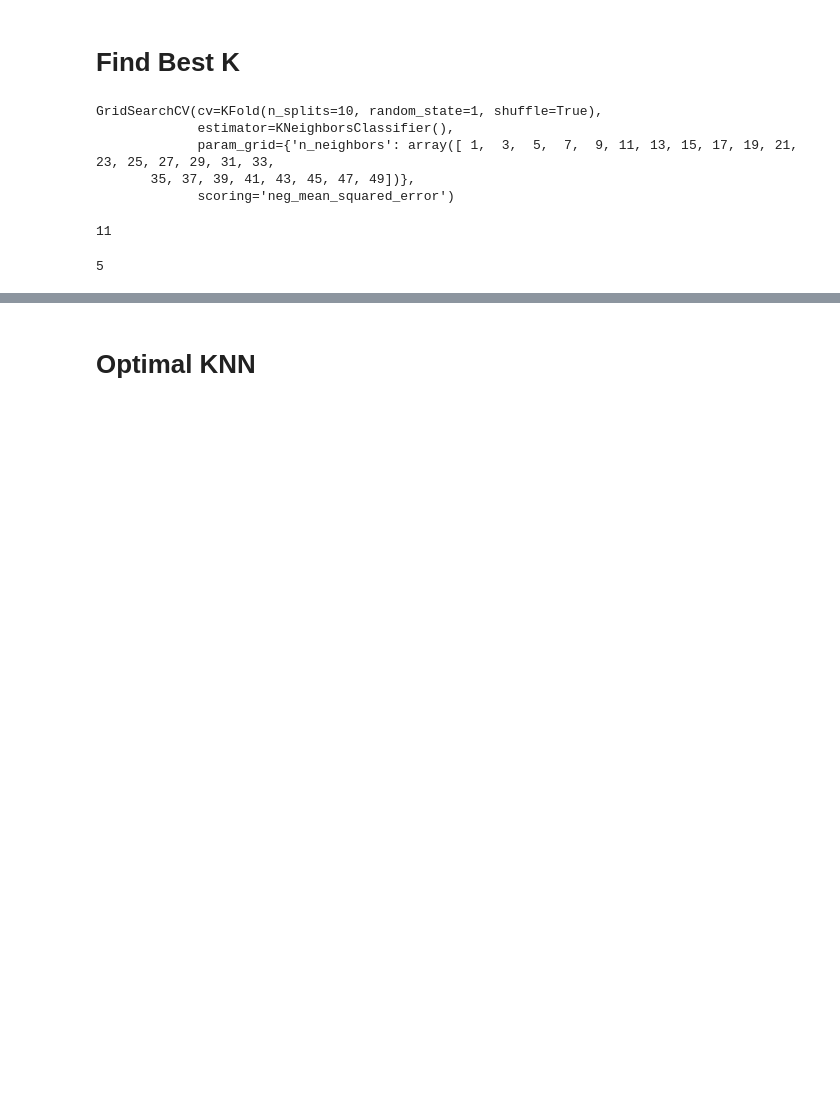
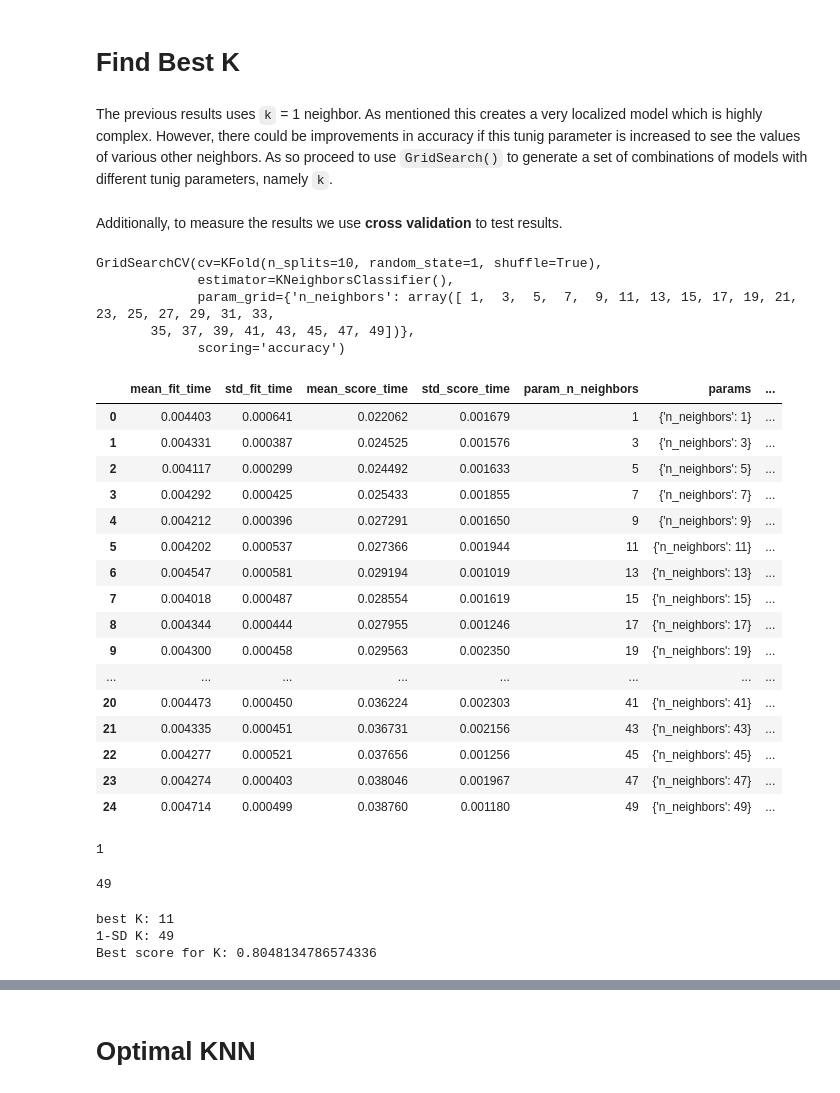
Before and after one commit to LuciaCam/ML_kaggle_competition, a Jupyter notebook: FINAL_k_nearest_neighbors.ipynb, the cells around one changed output, grey strips where cells are left out. Saved outputs shown, nothing was run; the diff lists cells and outputs as text; code cells hidden in the pictures; blank space fills up the shorter version.

```diff
--- a/FINAL_k_nearest_neighbors.ipynb
+++ b/FINAL_k_nearest_neighbors.ipynb
@@ -60,3 +80,7 @@ rmse
 # %% [markdown]
 # Find Best K
+# %% [markdown]
+The previous results uses `k` = 1 neighbor. As mentioned this creates a very localized model which is highly complex. However, there could be improvements in accuracy if this tunig parameter is increased to see the values of various other neighbors. As so proceed to use `GridSearch()` to generate a set of combinations of models with different tunig parameters, namely `k`.
+# %% [markdown]
+Additionally, to measure the results we use **cross validation** to test results.
 # %%
@@ -66,6 +94,7 @@ knn_best = KNeighborsClassifier()
 hyper_parameters = {"n_neighbors" : np.arange(1, 50, 2)}
 # %%
-knnCV = GridSearchCV(estimator=knn_best, param_grid=hyper_parameters, scoring="neg_mean_squared_error",
+#generate models
+knnCV = GridSearchCV(estimator=knn_best, param_grid=hyper_parameters, scoring = "accuracy",
                        cv=folds)
 knnCV.fit(X_train, y_train)
 # %% [output]
@@ -73,23 +102,62 @@ GridSearchCV(cv=KFold(n_splits=10, random_state=1, shuffle=True),
              estimator=KNeighborsClassifier(),
              param_grid={'n_neighbors': array([ 1,  3,  5,  7,  9, 11, 13, 15, 17, 19, 21, 23, 25, 27, 29, 31, 33,
        35, 37, 39, 41, 43, 45, 47, 49])},
-             scoring='neg_mean_squared_error')
+             scoring='accuracy')
+# %%
+pd.DataFrame(knnCV.cv_results_)
+# %% [output]
+|  | mean_fit_time | std_fit_time | mean_score_time | std_score_time | param_n_neighbors | params | ... |
+| 0 | 0.004403 | 0.000641 | 0.022062 | 0.001679 | 1 | {'n_neighbors': 1} | ... |
+| 1 | 0.004331 | 0.000387 | 0.024525 | 0.001576 | 3 | {'n_neighbors': 3} | ... |
+| 2 | 0.004117 | 0.000299 | 0.024492 | 0.001633 | 5 | {'n_neighbors': 5} | ... |
+| 3 | 0.004292 | 0.000425 | 0.025433 | 0.001855 | 7 | {'n_neighbors': 7} | ... |
+| 4 | 0.004212 | 0.000396 | 0.027291 | 0.001650 | 9 | {'n_neighbors': 9} | ... |
+| 5 | 0.004202 | 0.000537 | 0.027366 | 0.001944 | 11 | {'n_neighbors': 11} | ... |
+| 6 | 0.004547 | 0.000581 | 0.029194 | 0.001019 | 13 | {'n_neighbors': 13} | ... |
+| 7 | 0.004018 | 0.000487 | 0.028554 | 0.001619 | 15 | {'n_neighbors': 15} | ... |
+| 8 | 0.004344 | 0.000444 | 0.027955 | 0.001246 | 17 | {'n_neighbors': 17} | ... |
+| 9 | 0.004300 | 0.000458 | 0.029563 | 0.002350 | 19 | {'n_neighbors': 19} | ... |
+| ... | ... | ... | ... | ... | ... | ... | ... |
+| 20 | 0.004473 | 0.000450 | 0.036224 | 0.002303 | 41 | {'n_neighbors': 41} | ... |
+| 21 | 0.004335 | 0.000451 | 0.036731 | 0.002156 | 43 | {'n_neighbors': 43} | ... |
+| 22 | 0.004277 | 0.000521 | 0.037656 | 0.001256 | 45 | {'n_neighbors': 45} | ... |
+| 23 | 0.004274 | 0.000403 | 0.038046 | 0.001967 | 47 | {'n_neighbors': 47} | ... |
+| 24 | 0.004714 | 0.000499 | 0.038760 | 0.001180 | 49 | {'n_neighbors': 49} | ... |
 # %%
 resCV = knnCV.cv_results_
 
-test_MSEs = -resCV["mean_test_score"]
-std_test_MSEs = resCV["std_test_score"] / np.sqrt(10)
+test_accs = -resCV["mean_test_score"]
+std_test_accs = resCV["std_test_score"] / np.sqrt(folds.get_n_splits())
 k_grid = resCV["param_n_neighbors"].data
 
-index_best = np.argmin(test_MSEs) # index of the k value with the lowest MSE estimate
+index_best = np.argmax(test_accs) # index of the k value with the lowest MSE estimate
 best_k = k_grid[index_best]
 best_k
 # %% [output]
-11
+1
 # %%
-one_std_rule_best_k = np.min(k_grid[test_MSEs <= test_MSEs[index_best] + std_test_MSEs[index_best]])
+
+one_std_rule_best_k = np.max(k_grid[test_accs <= test_accs[index_best] - std_test_accs[index_best]])
 one_std_rule_best_k
 # %% [output]
-5
+49
+# %%
+# Choose best model that minimizes cv_err
+mean_scores = knnCV.cv_results_["mean_test_score"]
+std_scores = knnCV.cv_results_["std_test_score"] / np.sqrt(knnCV.n_splits_)
+k_values = knnCV.cv_results_["param_n_neighbors"].data
+
+best_index = np.argmax(mean_scores)
+max_k = k_values[best_index]
+threshold_knn = mean_scores[best_index] - std_scores[best_index]
+one_std_rule_best_k = np.max(k_values[mean_scores <= threshold_knn])
+
+print("best K:", max_k)
+print("1-SD K:", one_std_rule_best_k)
+print("Best score for K:", np.max(mean_scores))
+# %% [output]
+best K: 11
+1-SD K: 49
+Best score for K: 0.8048134786574336
 # %%
 plt.figure(figsize=(7,6))
```
Also changed, not shown: parts of 22 cells of this notebook.
